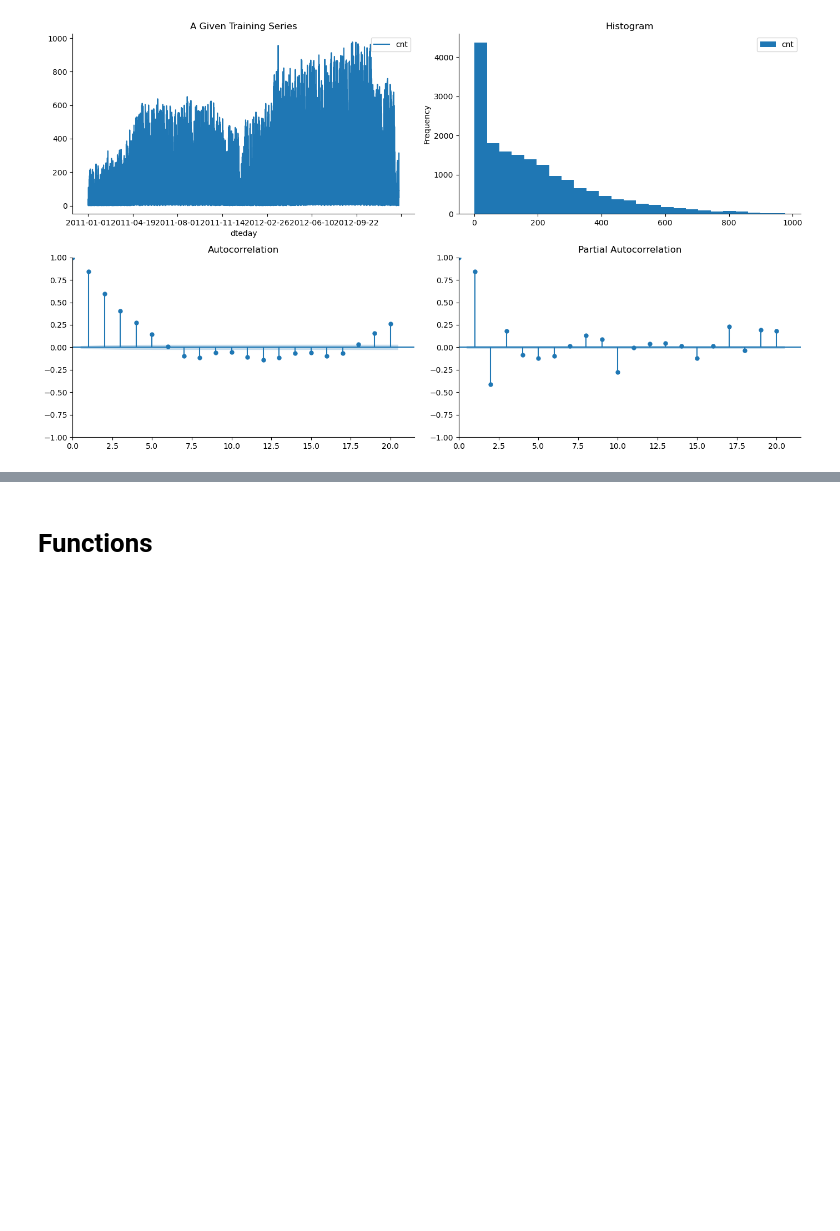
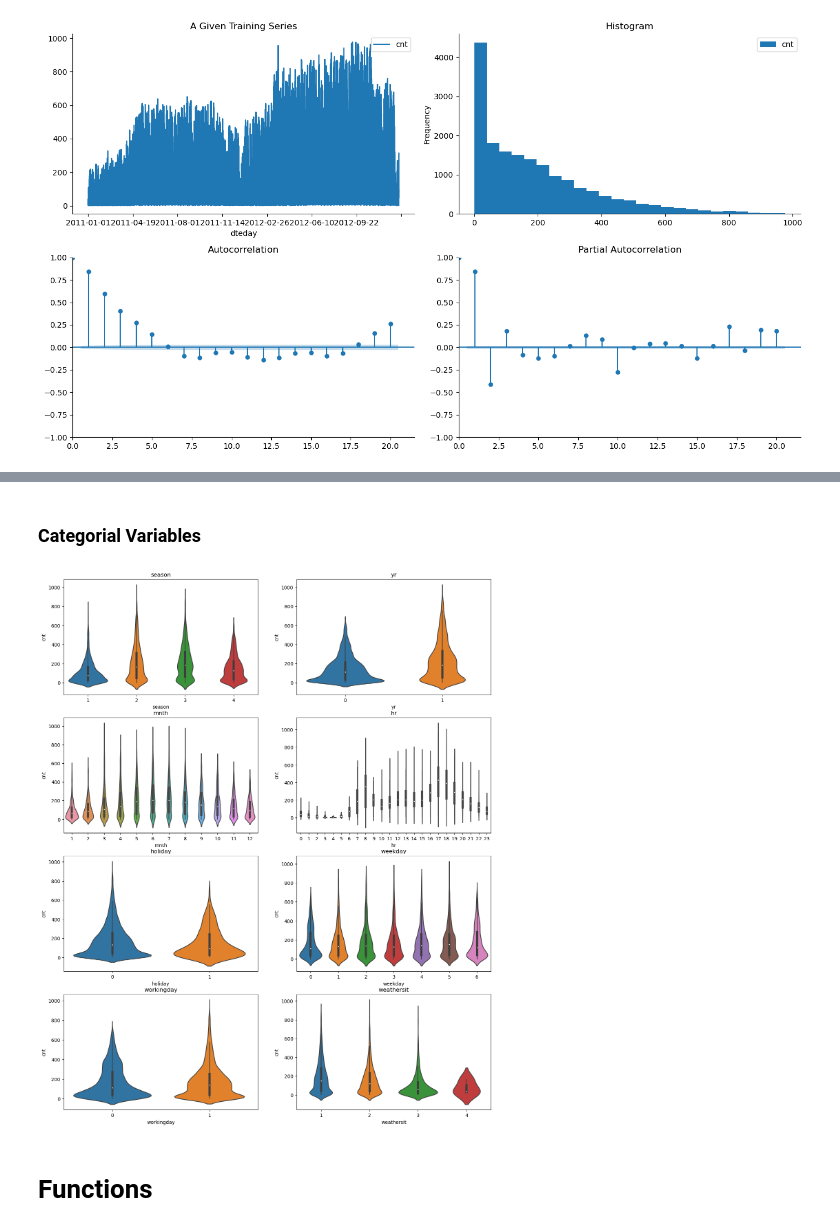
Before and after one commit to Sean-Chaos/DBA4711, a Jupyter notebook: DBA 4711 Group Project - Sean.ipynb, the cells around one changed output, grey strips where cells are left out. Cells and saved outputs as stored; diff of their text form; code cells hidden in the pictures; blank space fills up the shorter version.

```diff
--- a/DBA 4711 Group Project - Sean.ipynb
+++ b/DBA 4711 Group Project - Sean.ipynb
@@ -167,3 +194,33 @@ tsplot(temp, title='A Given Training Series', lags=20);
+# %% [markdown]
+### Categorial Variables
+# %%
+figure, axes = plt.subplots(ncols=2, nrows=4)
+figure.set_size_inches(16, 20)
+
+
+sns.violinplot(data = train_df, x='season', y='cnt', ax=axes[0][0])
+axes[0][0].set_title('season')
+sns.violinplot(data = train_df, x='yr', y='cnt', ax=axes[0][1])
+axes[0][1].set_title('yr')
+
+sns.violinplot(data = train_df, x='mnth', y='cnt', ax=axes[1][0])
+axes[1][0].set_title('mnth')
+sns.violinplot(data = train_df, x='hr', y='cnt', ax=axes[1][1])
+axes[1][1].set_title('hr')
+
+sns.violinplot(data = train_df, x='holiday', y='cnt', ax=axes[2][0])
+axes[2][0].set_title('holiday')
+sns.violinplot(data = train_df, x='weekday', y='cnt', ax=axes[2][1])
+axes[2][1].set_title('weekday')
+
+sns.violinplot(data = train_df, x='workingday', y='cnt', ax=axes[3][0])
+axes[3][0].set_title('workingday')
+sns.violinplot(data = train_df, x='weathersit', y='cnt', ax=axes[3][1])
+axes[3][1].set_title('weathersit')
+
+plt.show()
+# %% [output]
+[figure, added]
 # %% [markdown]
 # Functions
 # %%
```
Also changed, not shown: parts of 28 cells of this notebook.
